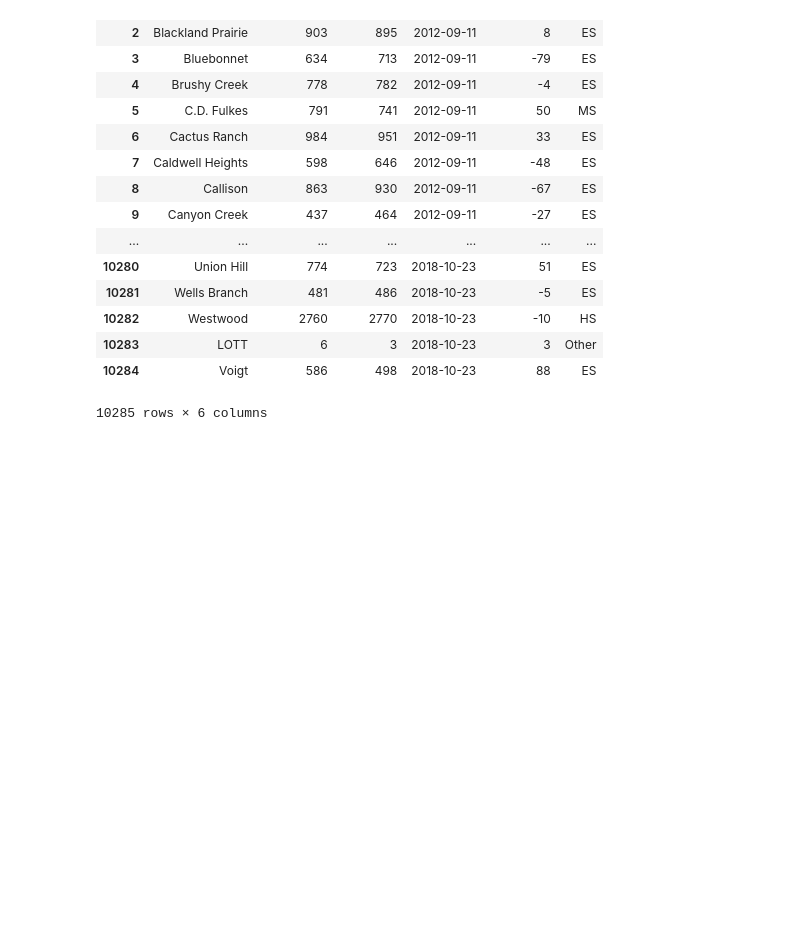
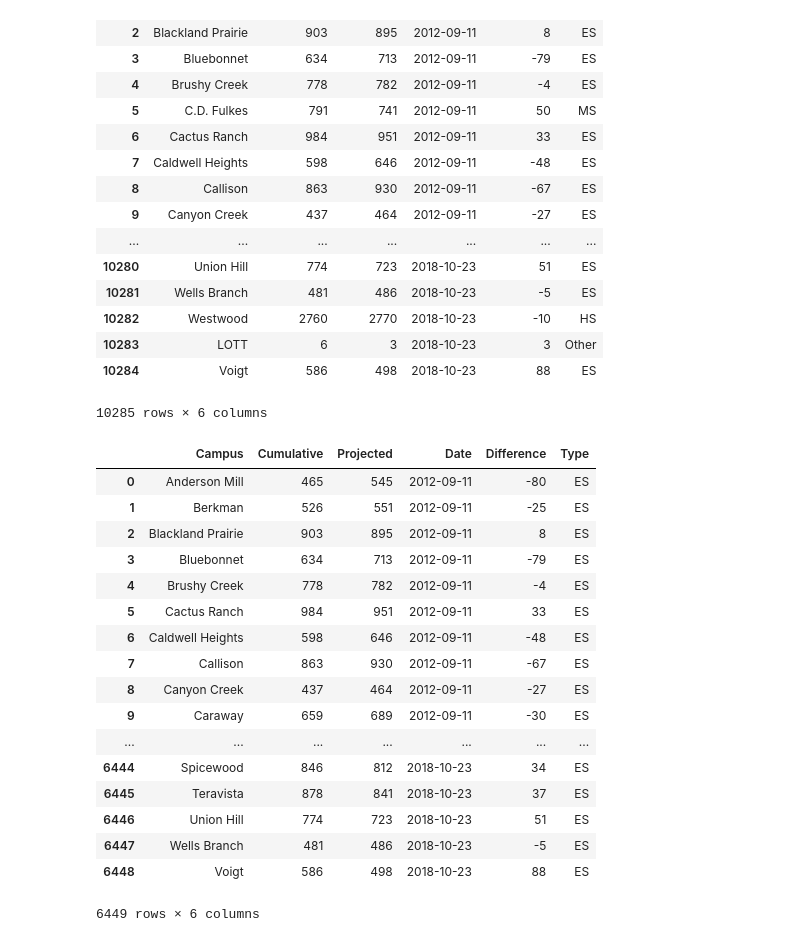
Before and after one commit to slee279/rrisd, a Jupyter notebook: Untitled.ipynb, the cells around one changed output. Saved outputs shown, nothing was run; the diff lists cells and outputs as text; code cells hidden in the pictures; blank space fills up the shorter version.

```diff
--- a/Untitled.ipynb
+++ b/Untitled.ipynb
@@ -525,3 +529,28 @@ combined
 | 10283 | LOTT | 6 | 3 | 2018-10-23 | 3 | Other |
 | 10284 | Voigt | 586 | 498 | 2018-10-23 | 88 | ES |
 10285 rows × 6 columns
+# %%
+elem_school = combined[combined['Type'] == 'ES']
+# %%
+elem_school.reset_index(inplace=True, drop=True)
+# %%
+elem_school
+# %% [output]
+|  | Campus | Cumulative | Projected | Date | Difference | Type |
+| 0 | Anderson Mill | 465 | 545 | 2012-09-11 | -80 | ES |
+| 1 | Berkman | 526 | 551 | 2012-09-11 | -25 | ES |
+| 2 | Blackland Prairie | 903 | 895 | 2012-09-11 | 8 | ES |
+| 3 | Bluebonnet | 634 | 713 | 2012-09-11 | -79 | ES |
+| 4 | Brushy Creek | 778 | 782 | 2012-09-11 | -4 | ES |
+| 5 | Cactus Ranch | 984 | 951 | 2012-09-11 | 33 | ES |
+| 6 | Caldwell Heights | 598 | 646 | 2012-09-11 | -48 | ES |
+| 7 | Callison | 863 | 930 | 2012-09-11 | -67 | ES |
+| 8 | Canyon Creek | 437 | 464 | 2012-09-11 | -27 | ES |
+| 9 | Caraway | 659 | 689 | 2012-09-11 | -30 | ES |
+| ... | ... | ... | ... | ... | ... | ... |
+| 6444 | Spicewood | 846 | 812 | 2018-10-23 | 34 | ES |
+| 6445 | Teravista | 878 | 841 | 2018-10-23 | 37 | ES |
+| 6446 | Union Hill | 774 | 723 | 2018-10-23 | 51 | ES |
+| 6447 | Wells Branch | 481 | 486 | 2018-10-23 | -5 | ES |
+| 6448 | Voigt | 586 | 498 | 2018-10-23 | 88 | ES |
+6449 rows × 6 columns
```
Also changed, not shown: parts of 14 cells of this notebook, 4 other files.
